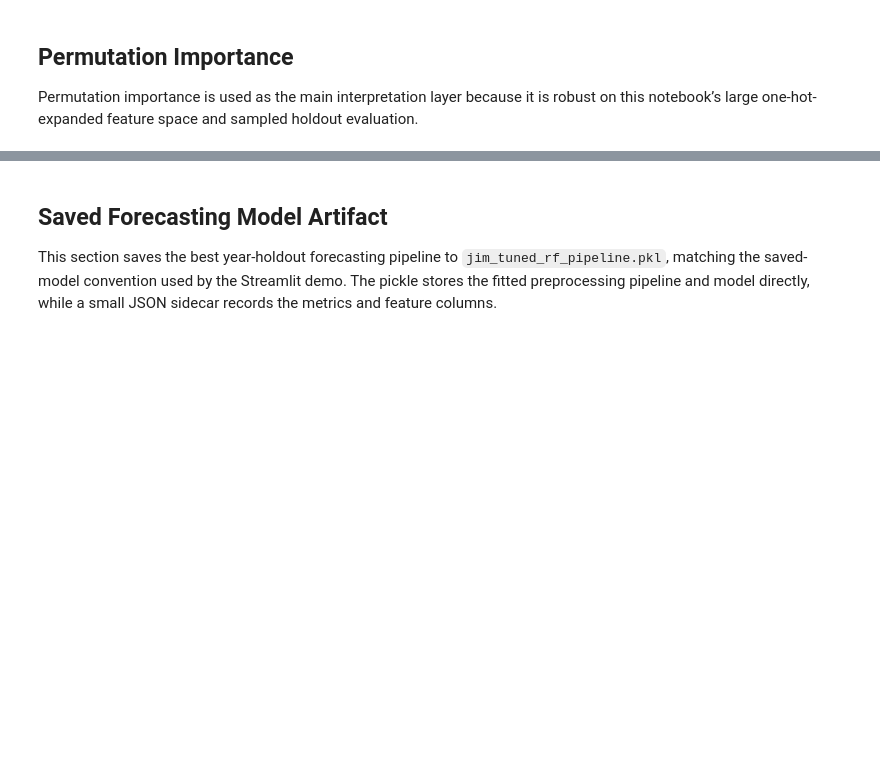
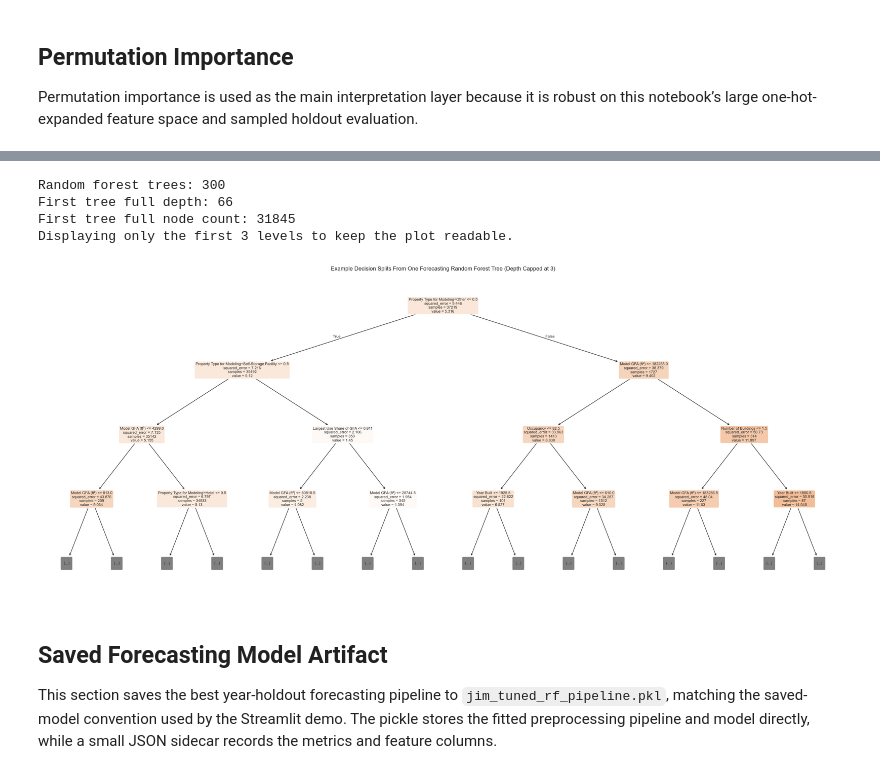
Before and after one commit to Ashley96yy/DATA245_GroupProject, a Jupyter notebook: Jim_He_EDA_Model.ipynb, the cells around one changed output, grey strips where cells are left out. Drawn from its saved outputs; the diff is of its cells as text; code cells hidden in the pictures; blank space fills up the shorter version.

```diff
--- a/Jim_He_EDA_Model.ipynb
+++ b/Jim_He_EDA_Model.ipynb
@@ -1985,3 +2052,50 @@ Conclusion: the notebook now addresses both tasks, but the highest scores come f
+# %%
+from sklearn.tree import plot_tree
+
+
+def get_forecasting_rf_feature_names(fitted_pipeline) -> list[str]:
+    preprocessor = fitted_pipeline.named_steps["preprocessor"]
+
+    numeric_features = list(preprocessor.transformers_[0][2])
+    categorical_features = list(preprocessor.transformers_[1][2]) if len(preprocessor.transformers_) > 1 else []
+
+    categorical_names = []
+    if categorical_features:
+        categorical_pipeline = preprocessor.named_transformers_["cat"]
+        onehot = categorical_pipeline.named_steps["onehot"]
+        for feature_name, categories in zip(categorical_features, onehot.categories_):
+            categorical_names.extend([f"{feature_name}={category}" for category in categories])
+
+    return numeric_features + categorical_names
+
+
+forecasting_rf_pipeline = best_forecasting_artifact.model
+forecasting_rf_model = forecasting_rf_pipeline.named_steps["model"]
+forecasting_feature_names = get_forecasting_rf_feature_names(forecasting_rf_pipeline)
+
+print(f"Random forest trees: {len(forecasting_rf_model.estimators_)}")
+print(f"First tree full depth: {forecasting_rf_model.estimators_[0].tree_.max_depth}")
+print(f"First tree full node count: {forecasting_rf_model.estimators_[0].tree_.node_count}")
+print("Displaying only the first 3 levels to keep the plot readable.")
+
+plt.figure(figsize=(24, 10))
+plot_tree(
+    forecasting_rf_model.estimators_[0],
+    feature_names=forecasting_feature_names,
+    max_depth=3,
+    filled=True,
+    rounded=True,
+    fontsize=8,
+)
+plt.title("Example Decision Splits From One Forecasting Random Forest Tree (Depth Capped at 3)")
+plt.tight_layout()
+plt.show()
+# %% [output]
+Random forest trees: 300
+First tree full depth: 66
+First tree full node count: 31845
+Displaying only the first 3 levels to keep the plot readable.
+[figure, added]
 # %% [markdown]
 ## Saved Forecasting Model Artifact
 
```
Also changed, not shown: parts of 11 cells of this notebook, 2 other files.
